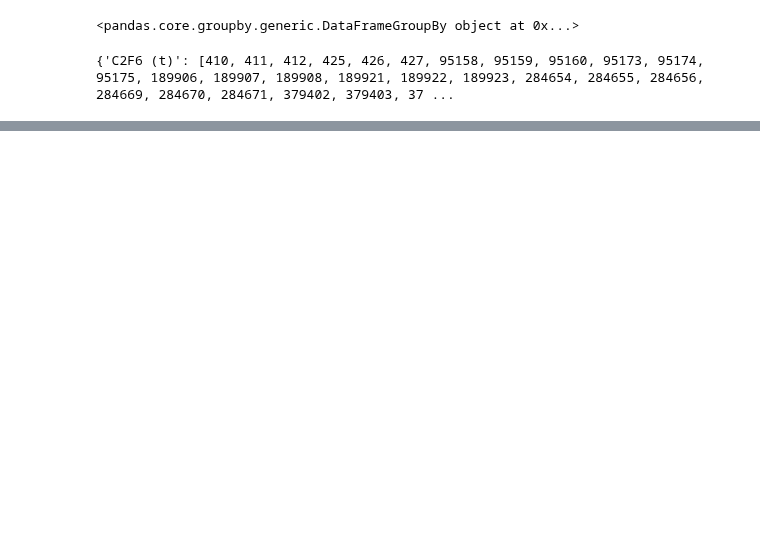
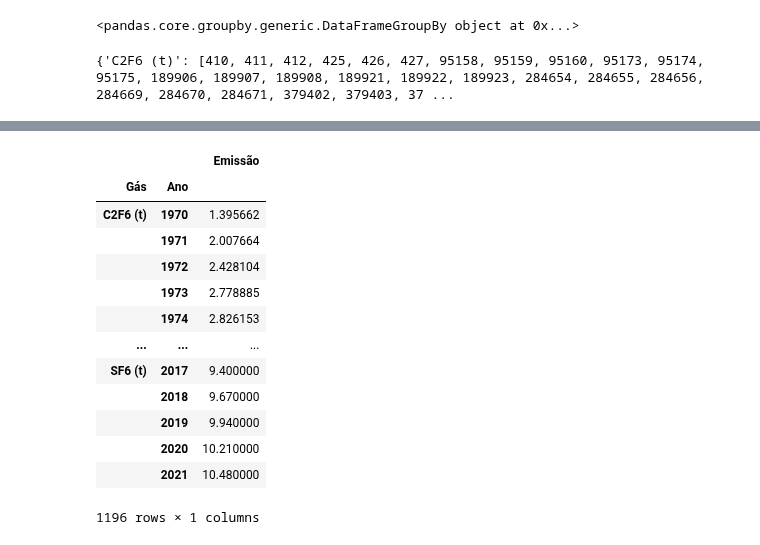
Before and after one commit to franciscojdsjr/Estudos-Python, a Jupyter notebook: Alura/Python_DataScience/Pandas_selecao_agrupamento/Aula2/Aula_2.ipynb, the cells around one changed output, grey strips where cells are left out. Drawn from its saved outputs; the diff is of its cells as text; code cells hidden in the pictures; blank space fills up the shorter version.

```diff
--- a/Alura/Python_DataScience/Pandas_selecao_agrupamento/Aula2/Aula_2.ipynb
+++ b/Alura/Python_DataScience/Pandas_selecao_agrupamento/Aula2/Aula_2.ipynb
@@ -273,0 +330,17 @@ emissoes_ano.groupby('Gás').get_group('CO2 (t)')
+# %%
+emissoes_ano.groupby(['Gás','Ano']).sum(numeric_only= True)
+# %% [output]
+|  |  | Emissão |
+| Gás | Ano |  |
+| C2F6 (t) | 1970 | 1.395662 |
+|  | 1971 | 2.007664 |
+|  | 1972 | 2.428104 |
+|  | 1973 | 2.778885 |
+|  | 1974 | 2.826153 |
+| ... | ... | ... |
+| SF6 (t) | 2017 | 9.400000 |
+|  | 2018 | 9.670000 |
+|  | 2019 | 9.940000 |
+|  | 2020 | 10.210000 |
+|  | 2021 | 10.480000 |
+1196 rows × 1 columns
```
Also changed, not shown: parts of 8 cells of this notebook.
